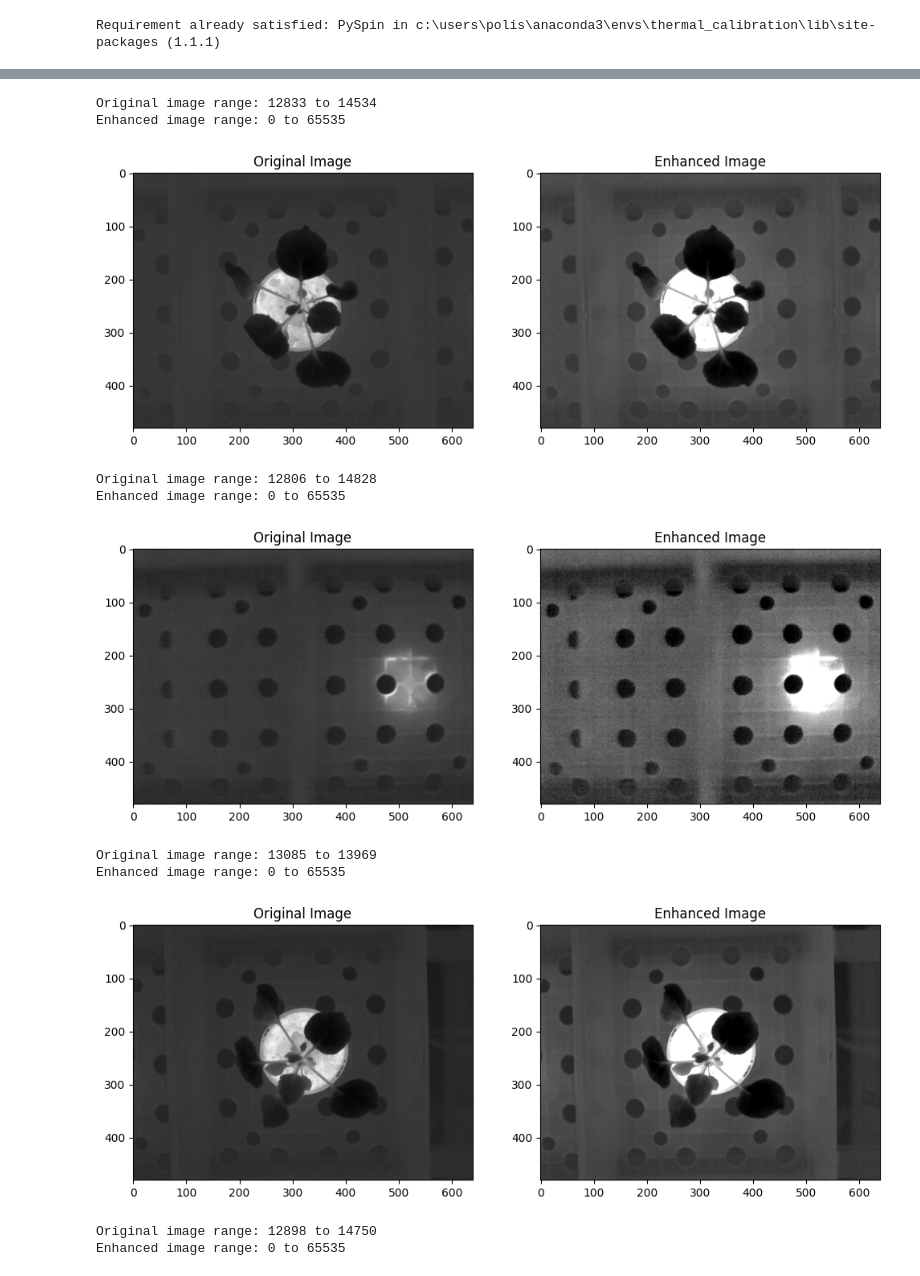
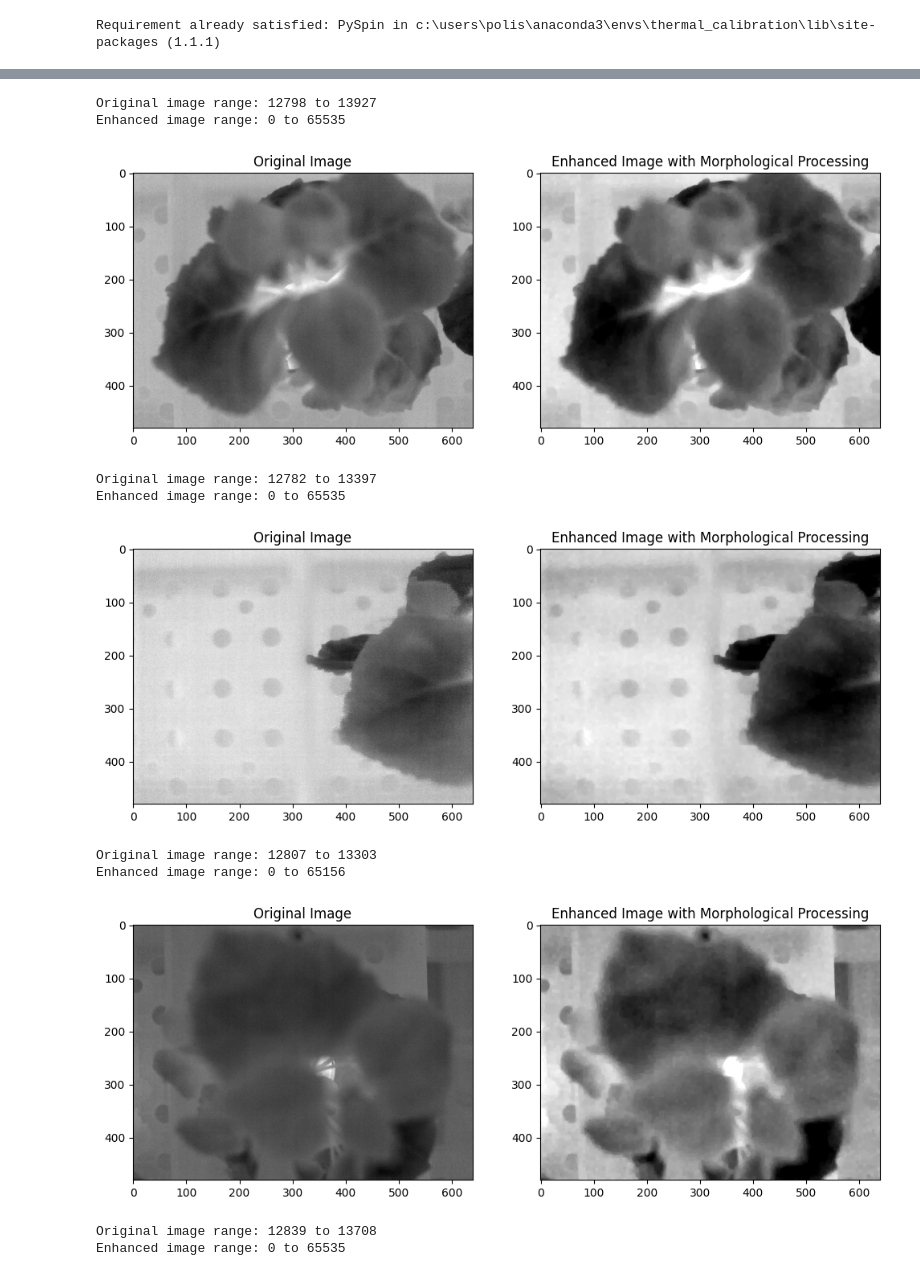
Before and after one commit to spsaswat/APPF_FLIR, a Jupyter notebook: SensorCommunication/gantry_communication_code.ipynb, the cells around one changed output, grey strips where cells are left out. Saved outputs shown, nothing was run; the diff lists cells and outputs as text; code cells hidden in the pictures.

```diff
--- a/SensorCommunication/gantry_communication_code.ipynb
+++ b/SensorCommunication/gantry_communication_code.ipynb
@@ -199,6 +199,27 @@ def stretch_contrast(image, low_percent=2, high_percent=98):
     low_val = np.percentile(image, low_percent)
     high_val = np.percentile(image, high_percent)
     return np.clip((image - low_val) / (high_val - low_val), 0, 1)
+
+def preprocess_image(image):
+    """
+    Preprocess the image with morphological operations to enhance circle detection.
+    """
+    # Apply morphological operations: opening and closing
+    kernel = np.ones((5, 5), np.uint8)
+
+    # Apply opening (erosion followed by dilation) to remove small noise
+    opened = cv2.morphologyEx(image, cv2.MORPH_OPEN, kernel)
+
+    # Apply closing (dilation followed by erosion) to fill small gaps in detected shapes
+    closed = cv2.morphologyEx(opened, cv2.MORPH_CLOSE, kernel)
+
+    # Apply dilation to enhance the circular features
+    dilated = cv2.dilate(closed, kernel, iterations=1)
+
+    # Apply erosion to refine the circle borders
+    eroded = cv2.erode(dilated, kernel, iterations=1)
+
+    return eroded
 
 def process_image(image_path):
     # Load the image in 16-bit
@@ -219,10 +240,13 @@ def process_image(image_path):
     # Apply contrast stretching
     stretched = stretch_contrast(normalized_clahe, low_percent=1, high_percent=99)
 
-    # Final contrast adjustment
-    final_image = np.clip(stretched * 1.3, 0, 1)  # Increase contrast more aggressively
+    # Convert back to 16-bit format
+    contrast_stretched_image = (stretched * 65535).astype(np.uint16)
 
-    return (final_image * 65535).astype(np.uint16)  # Convert back to 16-bit format
+    # Apply morphological operations to enhance circle visibility
+    preprocessed_image = preprocess_image(contrast_stretched_image)
+
+    return preprocessed_image
 
 def plot_images(original_image, enhanced_image):
     plt.figure(figsize=(12, 6))
@@ -231,18 +255,12 @@ def plot_images(original_image, enhanced_image):
     plt.title('Original Image')
     plt.subplot(1, 2, 2)
     plt.imshow(enhanced_image, cmap='gray')
-    plt.title('Enhanced Image')
+    plt.title('Enhanced Image with Morphological Processing')
     plt.show()
 
 # Directory paths
-# input_directory = "../SensorCommunication/Acquisition/20240815-155900_tiff/20240815-155900/"
-# output_directory = "../SensorCommunication/Acquisition/20240815-155900_tiff/20240815-155900-calibrated/"
-# input_directory = "../SensorCommunication/Acquisition/calib_data_2/calib_data_2/20240822-125442/"
-# output_directory = "../SensorCommunication/Acquisition/calib_data_2/calib_data_2/20240822-125442/20240822-125442-calibrated/"
-# input_directory = "../SensorCommunication/Acquisition/calib_data_3/20240823-144851/"
-# output_directory = "../SensorCommunication/Acquisition/calib_data_3/20240823-144851-calibrated/"
-input_directory = "../SensorCommunication/Acquisition/batch_1/20240903-103500/"
-output_directory = "../SensorCommunication/Acquisition/batch_1/20240903-103500-calibrated/"
+input_directory = "../SensorCommunication/Acquisition/batch_1/20240903-102850/"
+output_directory = "../SensorCommunication/Acquisition/batch_1/20240903-102850-calibrated/"
 
 # Create output directory if it doesn't exist
 os.makedirs(output_directory, exist_ok=True)
@@ -256,7 +274,7 @@ for filename in os.listdir(input_directory):
         # Load the original image
         original_image = cv2.imread(input_path, cv2.IMREAD_UNCHANGED)
 
-        # Process the image
+        # Process the image with the enhanced method
         enhanced_image = process_image(input_path)
 
         # Save the enhanced image
@@ -276,11 +294,11 @@ Enhanced image range: 0 to 65535
-Original image range: 12833 to 14534
+Original image range: 12798 to 13927
 Enhanced image range: 0 to 65535
-[figure, old version]
+[figure, new version]
-Original image range: 12806 to 14828
+Original image range: 12782 to 13397
 Enhanced image range: 0 to 65535
-[figure, old version]
+[figure, new version]
-Original image range: 13085 to 13969
-Enhanced image range: 0 to 65535
+Original image range: 12807 to 13303
+Enhanced image range: 0 to 65156
-[figure, old version]
+[figure, new version]
-Original image range: 12898 to 14750
+Original image range: 12839 to 13708
 Enhanced image range: 0 to 65535
```
Also changed, not shown: parts of 1 cell of this notebook, 14 other files.
